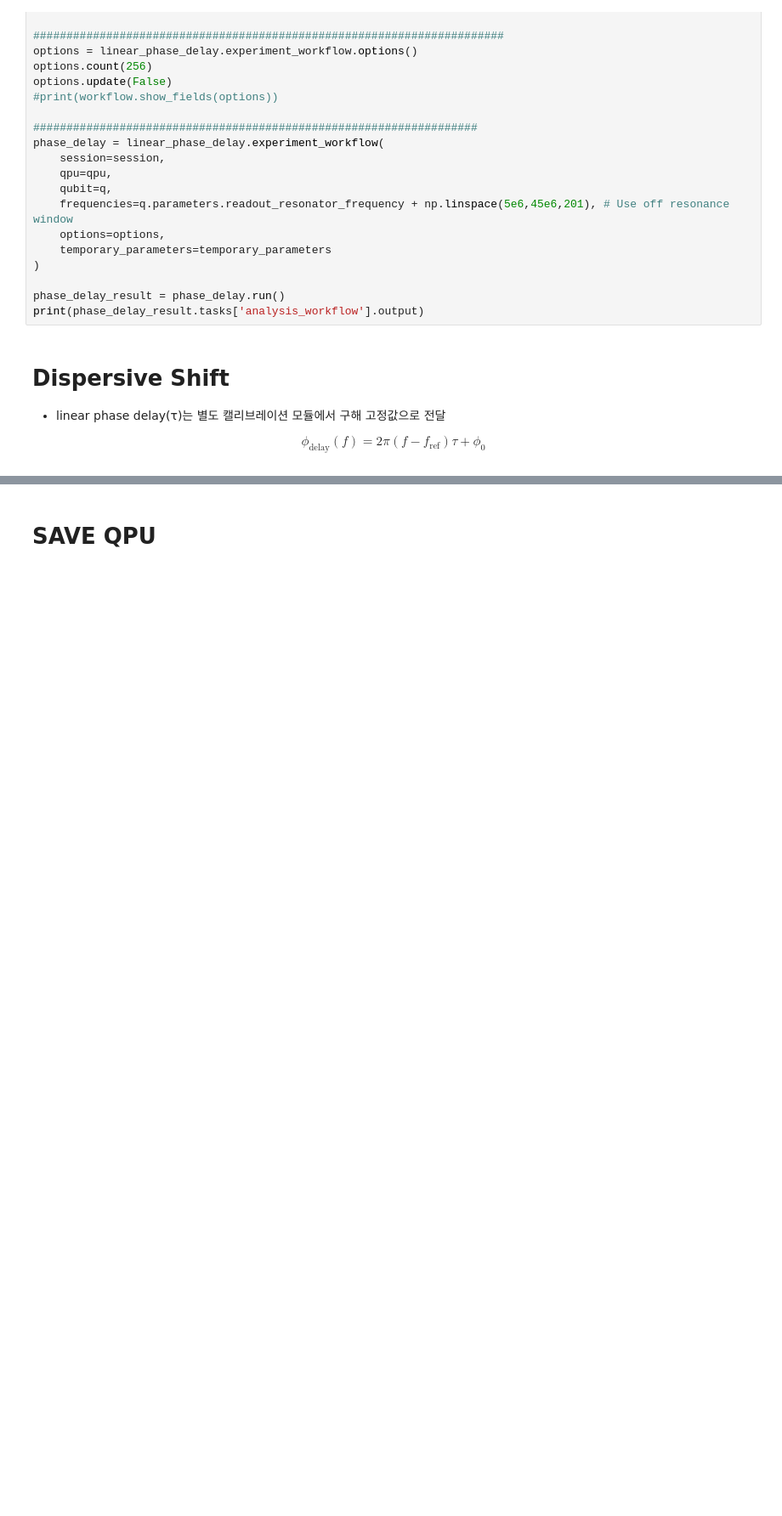
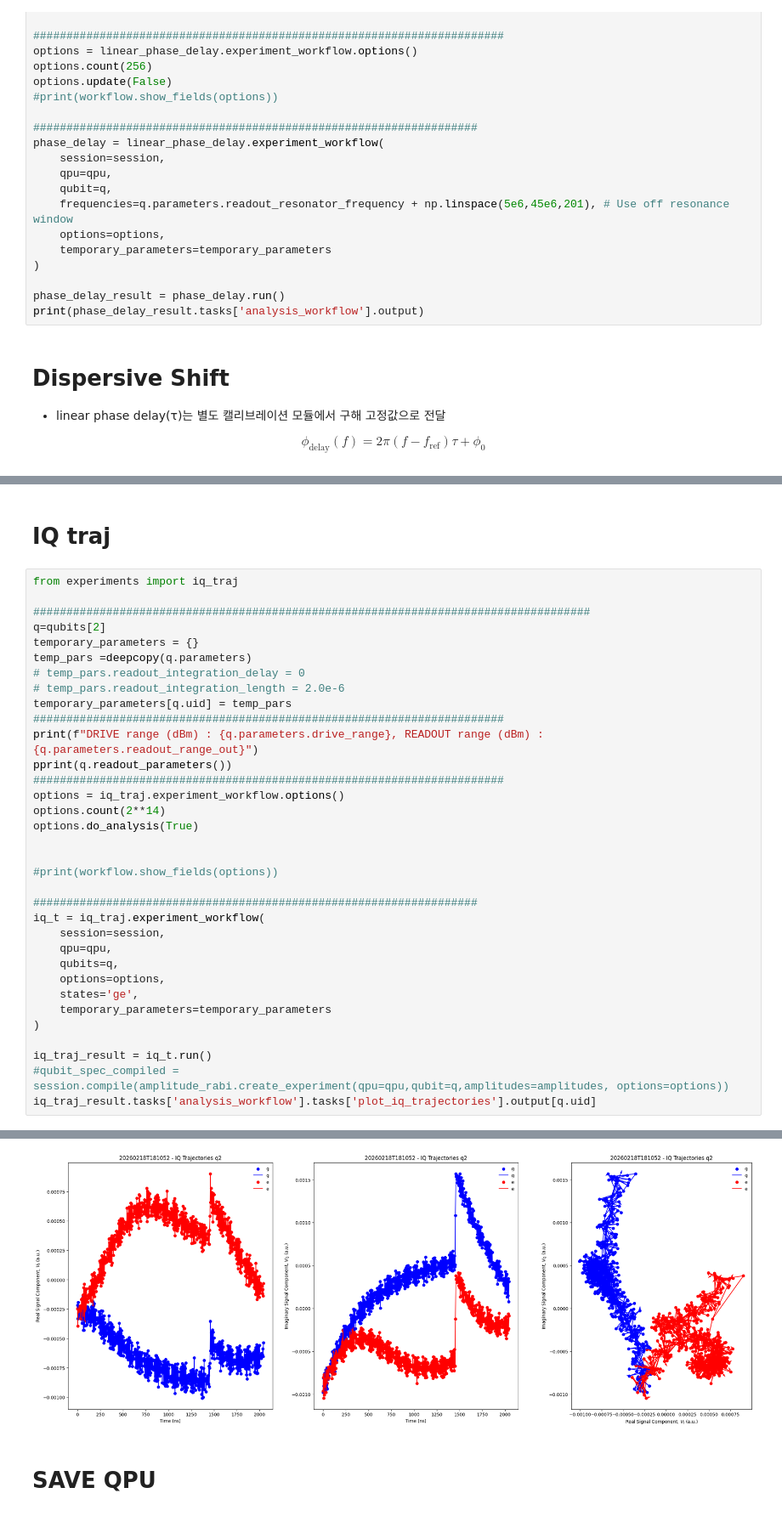
Before and after one commit to yalgaeahn/qubit-experiment, a Jupyter notebook: examples/selectiveRIP/readout_optimization.ipynb, the cells around one changed output, grey strips where cells are left out. Shown at 85% size. Cells and saved outputs as stored; diff of their text form; blank space fills up the shorter version.

```diff
--- a/examples/selectiveRIP/readout_optimization.ipynb
+++ b/examples/selectiveRIP/readout_optimization.ipynb
@@ -715,0 +1209,37 @@ print(m["two_chi_hz"], m["two_chi_uncertainty"])
+# %% [markdown]
+# IQ traj
+# %%
+from experiments import iq_traj
+
+####################################################################################
+q=qubits[2]
+temporary_parameters = {}
+temp_pars =deepcopy(q.parameters)
+# temp_pars.readout_integration_delay = 0
+# temp_pars.readout_integration_length = 2.0e-6
+temporary_parameters[q.uid] = temp_pars
+#######################################################################
+print(f"DRIVE range (dBm) : {q.parameters.drive_range}, READOUT range (dBm) : {q.parameters.readout_range_out}")
+pprint(q.readout_parameters())
+#######################################################################
+options = iq_traj.experiment_workflow.options()
+options.count(2**14)
+options.do_analysis(True)
+
+
+#print(workflow.show_fields(options))
+
+###################################################################
+iq_t = iq_traj.experiment_workflow(
+    session=session,
+    qpu=qpu,
+    qubits=q,
+    options=options,
+    states='ge',
+    temporary_parameters=temporary_parameters
+)
+
+iq_traj_result = iq_t.run()
+#qubit_spec_compiled = session.compile(amplitude_rabi.create_experiment(qpu=qpu,qubit=q,amplitudes=amplitudes, options=options))
+iq_traj_result.tasks['analysis_workflow'].tasks['plot_iq_trajectories'].output[q.uid]
+# %% [output]
@@ -716,3 +1263,4 @@ print(m["two_chi_hz"], m["two_chi_uncertainty"])
+[figure, added]
 # %% [markdown]
 # SAVE QPU
 # %%
```
Also changed, not shown: parts of 26 cells of this notebook, 11 other files.
